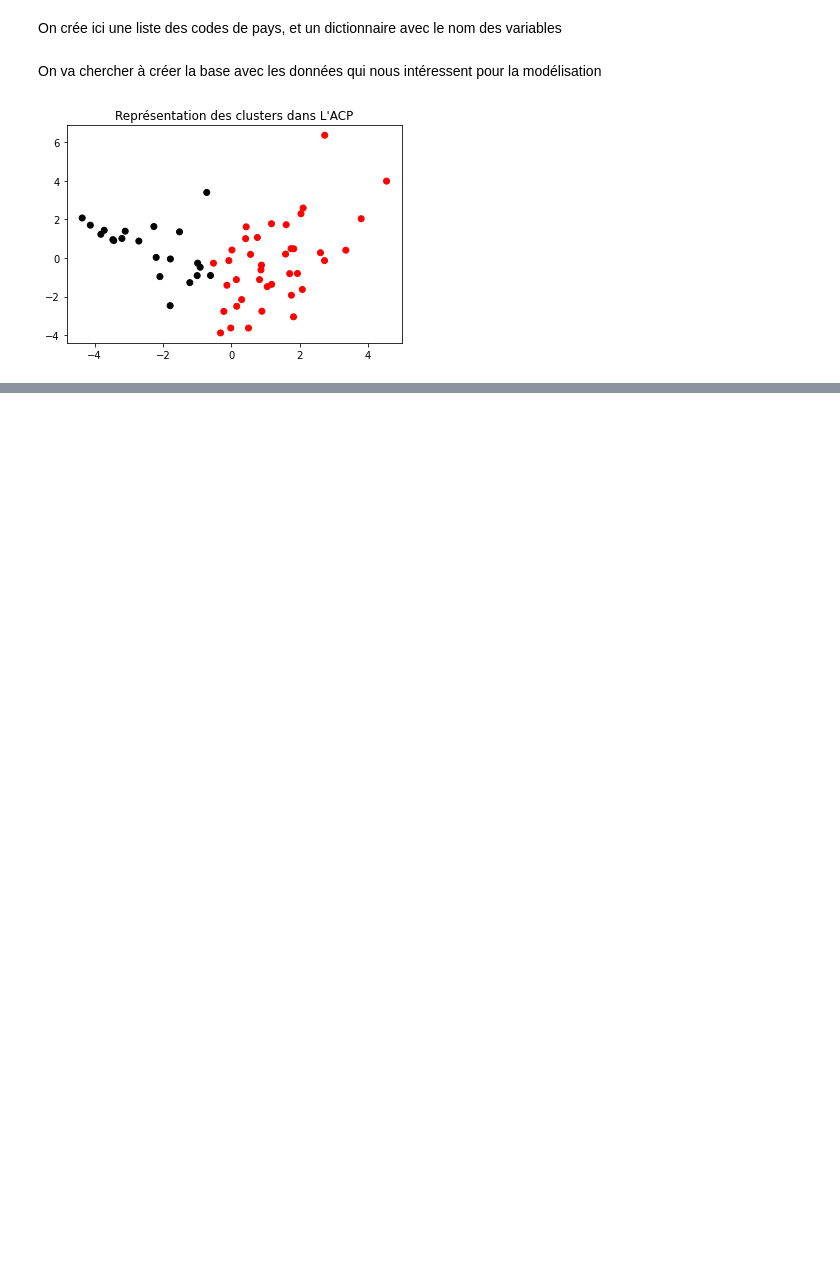
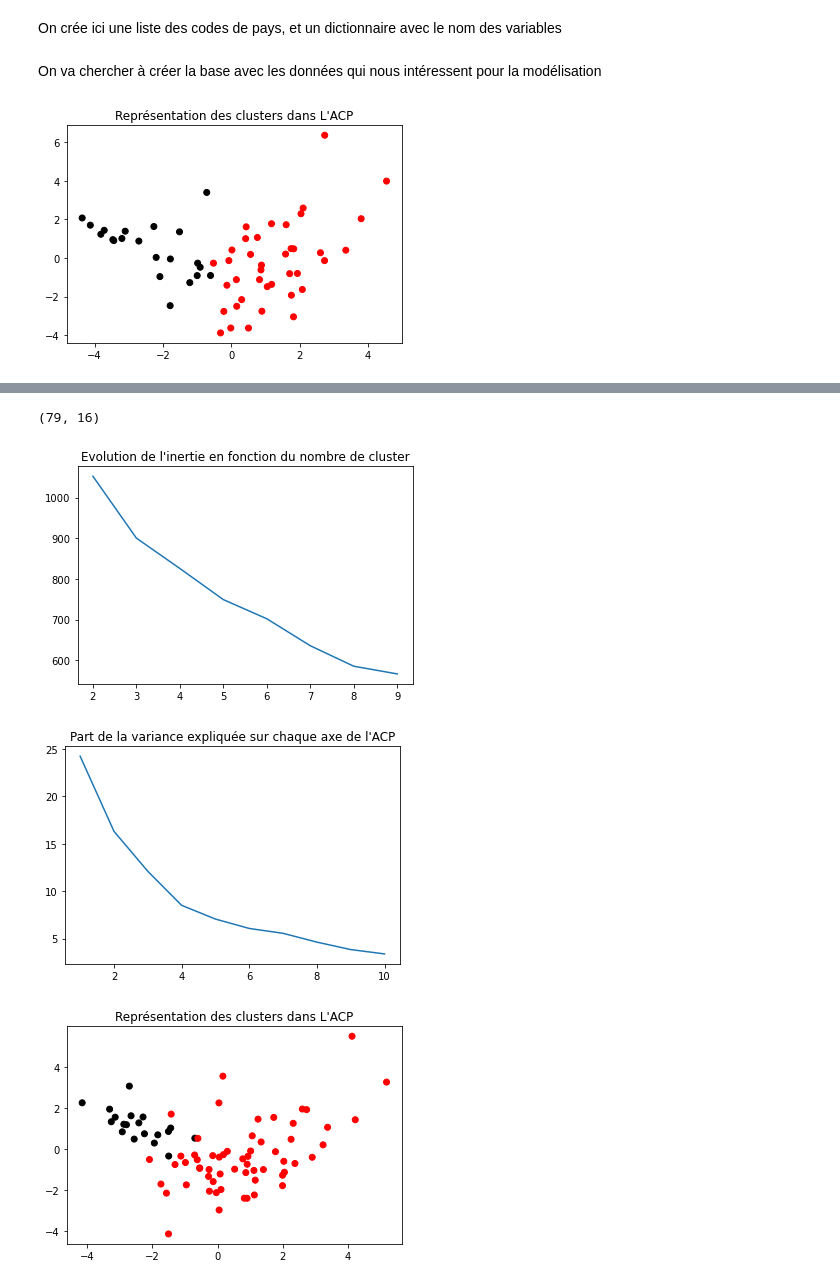
Before and after one commit to Adrien-Mcode/Python-data-science-Lecalve-Majka, a Jupyter notebook: k_means.ipynb, the cells around one changed output, grey strips where cells are left out. Cells and saved outputs as stored; diff of their text form; code cells hidden in the pictures; blank space fills up the shorter version.

```diff
--- a/k_means.ipynb
+++ b/k_means.ipynb
@@ -259,3 +301,18 @@ A,dic,axis=get_cluster_ACP(2,test)
+# %%
+data_set_3=data.drop(['Average Growth Rate_Agriculture, forestry, and fishing, value added (% of GDP)',
+                  'Average Growth Rate_Industry (including construction), value added (% of GDP)',
+                  '2000_Agriculture, forestry, and fishing, value added (% of GDP)',
+                  '2000_Industry (including construction), value added (% of GDP)'],axis=1)
+data_set_3=data_set_3.dropna()
+data_set_3.shape
+# %% [output]
+(79, 16)
+# %%
+A,dic,axis=get_cluster_ACP(2,data_set_3,graph_k_means=True,graph_ACP=True)
+# %% [output]
+[figure, added]
+[figure, added]
+[figure, added]
 # %%
 axis.head(2)
 # %% [output]
```
Also changed, not shown: parts of 17 cells of this notebook.
